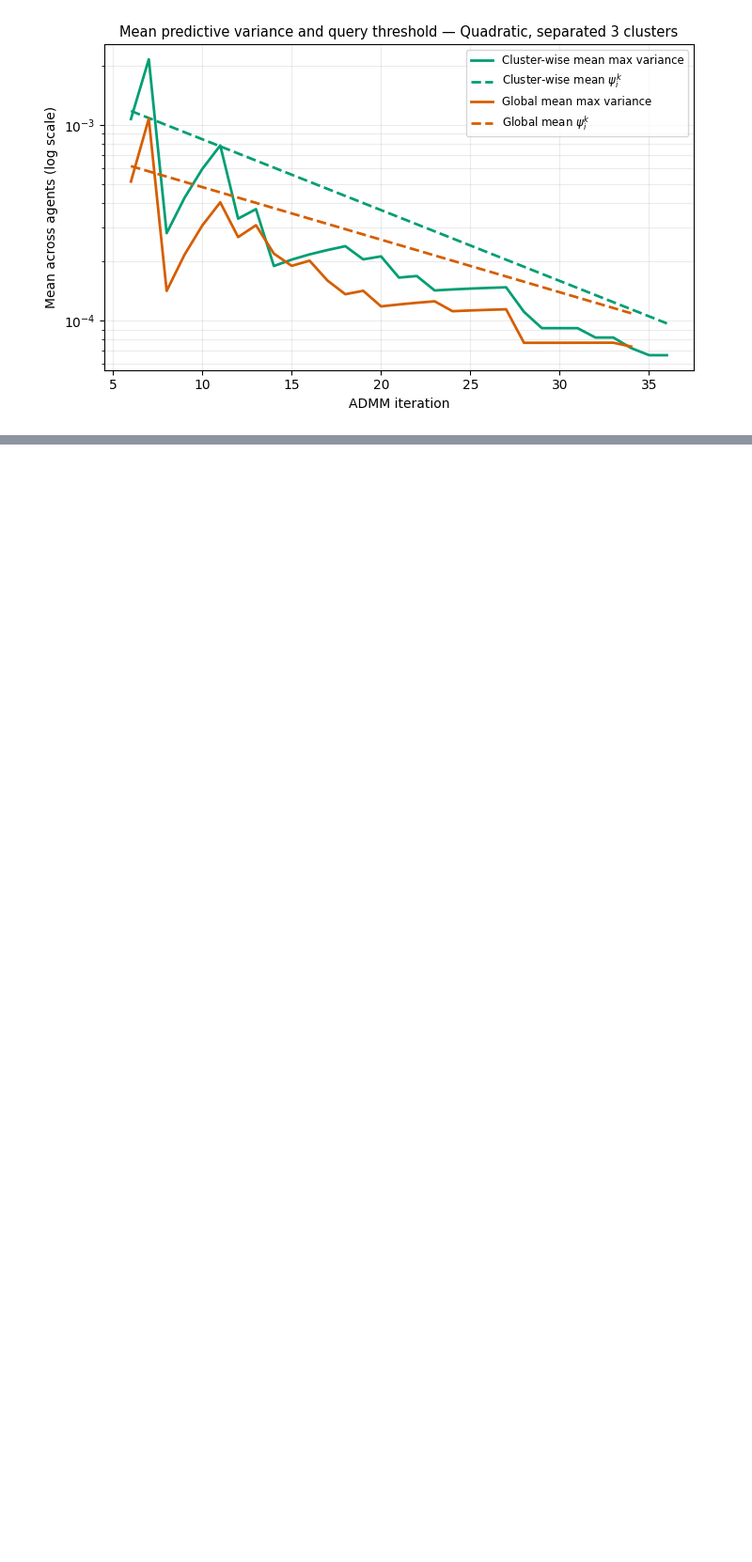
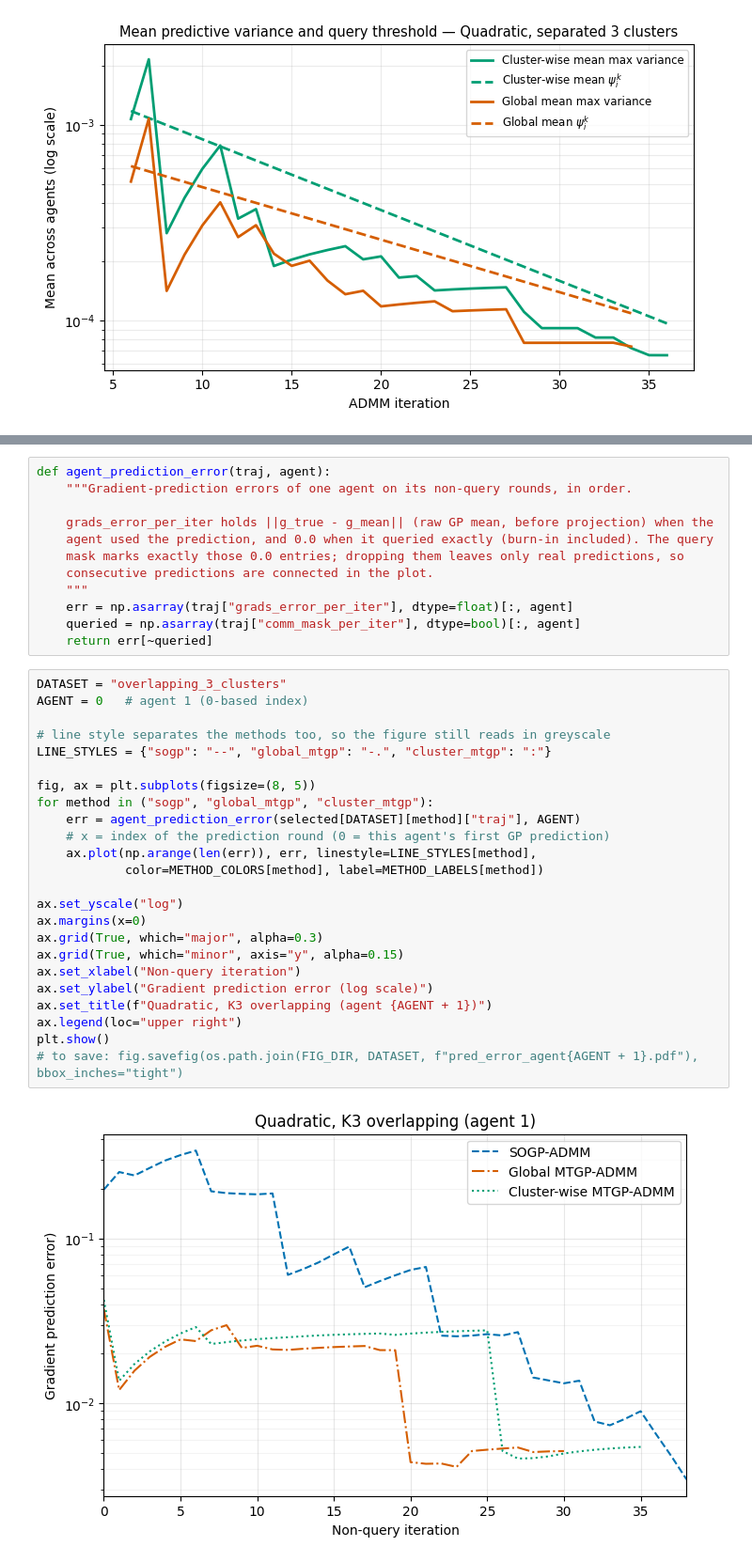
Before and after one commit to dvu29lsu/Communication-Efficient-ADMM-using-Multitask-Gaussian-Processes, a Jupyter notebook: analysis/noise_level_adaptation_hyperparameter_analysis_quadratics_functions.ipynb, the cells around one changed output, grey strips where cells are left out. Shown at 94% size. Cells and saved outputs as stored; diff of their text form; blank space fills up the shorter version.

```diff
--- a/analysis/noise_level_adaptation_hyperparameter_analysis_quadratics_functions.ipynb
+++ b/analysis/noise_level_adaptation_hyperparameter_analysis_quadratics_functions.ipynb
@@ -545,0 +593,38 @@ sogp_error = sogp_selected_traj["grads_error_per_iter"]
+# %%
+def agent_prediction_error(traj, agent):
+    """Gradient-prediction errors of one agent on its non-query rounds, in order.
+
+    grads_error_per_iter holds ||g_true - g_mean|| (raw GP mean, before projection) when the
+    agent used the prediction, and 0.0 when it queried exactly (burn-in included). The query
+    mask marks exactly those 0.0 entries; dropping them leaves only real predictions, so
+    consecutive predictions are connected in the plot.
+    """
+    err = np.asarray(traj["grads_error_per_iter"], dtype=float)[:, agent]
+    queried = np.asarray(traj["comm_mask_per_iter"], dtype=bool)[:, agent]
+    return err[~queried]
+# %%
+DATASET = "overlapping_3_clusters"
+AGENT = 0   # agent 1 (0-based index)
+
+# line style separates the methods too, so the figure still reads in greyscale
+LINE_STYLES = {"sogp": "--", "global_mtgp": "-.", "cluster_mtgp": ":"}
+
+fig, ax = plt.subplots(figsize=(8, 5))
+for method in ("sogp", "global_mtgp", "cluster_mtgp"):
+    err = agent_prediction_error(selected[DATASET][method]["traj"], AGENT)
+    # x = index of the prediction round (0 = this agent's first GP prediction)
+    ax.plot(np.arange(len(err)), err, linestyle=LINE_STYLES[method],
+            color=METHOD_COLORS[method], label=METHOD_LABELS[method])
+
+ax.set_yscale("log")
+ax.margins(x=0)
+ax.grid(True, which="major", alpha=0.3)
+ax.grid(True, which="minor", axis="y", alpha=0.15)
+ax.set_xlabel("Non-query iteration")
+ax.set_ylabel("Gradient prediction error (log scale)")
+ax.set_title(f"Quadratic, K3 overlapping (agent {AGENT + 1})")
+ax.legend(loc="upper right")
+plt.show()
+# to save: fig.savefig(os.path.join(FIG_DIR, DATASET, f"pred_error_agent{AGENT + 1}.pdf"), bbox_inches="tight")
+# %% [output]
+[figure, added]
```
Also changed, not shown: parts of 14 cells of this notebook, 1 other file.
